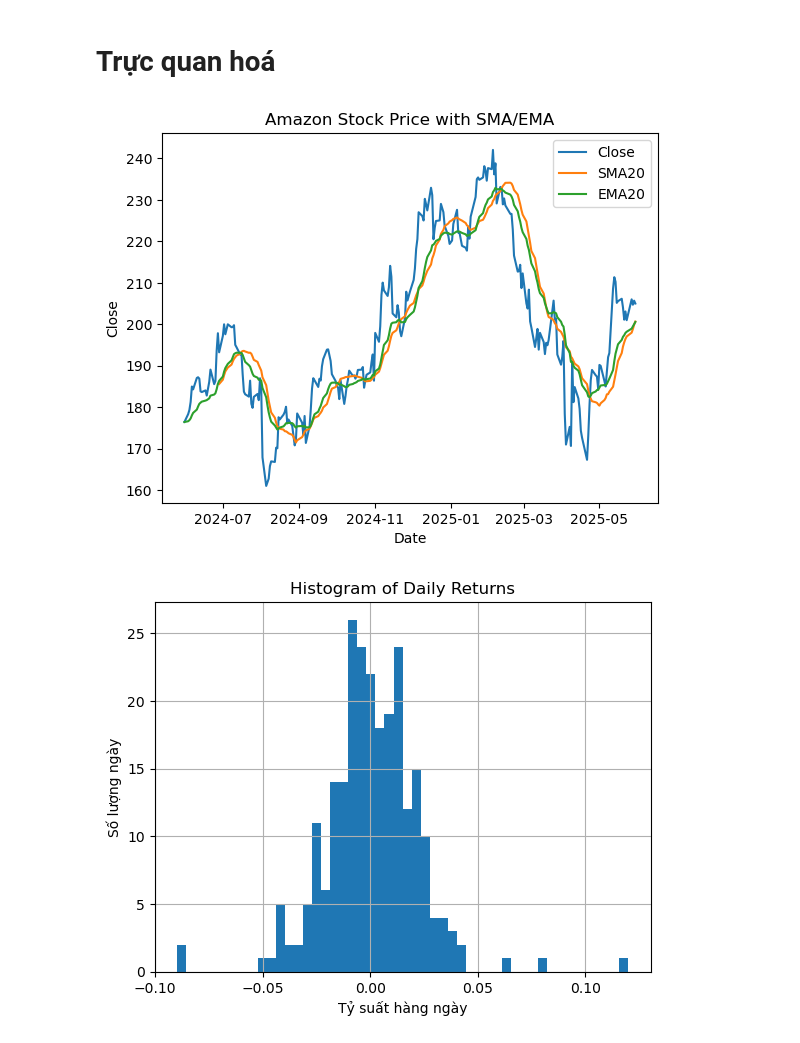
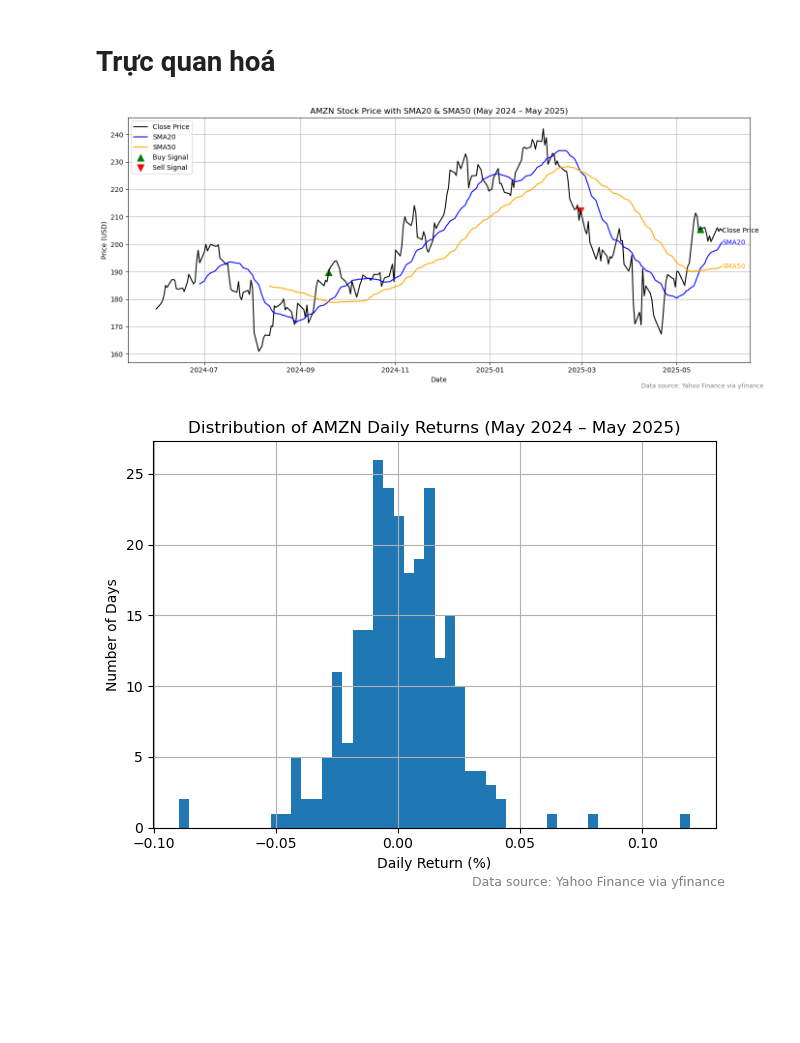
Before and after one commit to nguynVNU/Final-Project-LTXLDL, a Jupyter notebook: BTL_LTXLDL.ipynb, the cells around one changed output. Drawn from its saved outputs; the diff is of its cells as text; code cells hidden in the pictures; blank space fills up the shorter version.

```diff
--- a/BTL_LTXLDL.ipynb
+++ b/BTL_LTXLDL.ipynb
@@ -206,9 +171,4 @@ df['RSI'] = RSIIndicator(close=df['Close'], window=14).rsi()
 # %%
-# Lợi suất ngày
-df['Daily Return'] = df['Close'].pct_change()
-
 # Volatility theo tháng
-df['Date'] = pd.to_datetime(df['Date'])
 df['Month'] = df['Date'].dt.to_period('M')
 monthly_vol = df.groupby('Month')['Daily Return'].std()
-monthly_vol.plot(kind='bar', figsize=(10,4), title='Volatility theo tháng')
@@ -218,21 +175,50 @@ monthly_vol.plot(kind='bar', figsize=(10,4), title='Volatility theo tháng')
 # %% [markdown]
 # Trực quan hoá
 # %%
-# Giá đóng cửa + SMA/EMA
-sns.lineplot(data=df, x='Date', y='Close', label='Close')
-sns.lineplot(data=df, x='Date', y='SMA20', label='SMA20')
-sns.lineplot(data=df, x='Date', y='EMA20', label='EMA20')
-plt.title("Amazon Stock Price with SMA/EMA")
+plt.figure(figsize=(14, 6))
+
+# Vẽ đường giá và hai đường trung bình SMA
+sns.lineplot(data=df, x='Date', y='Close', color='black', label='Close Price')
+sns.lineplot(data=df, x='Date', y='SMA20', color='blue', label='SMA20')
+sns.lineplot(data=df, x='Date', y='SMA50', color='orange', label='SMA50')
+
+# Ghi nhãn tên đường ở cuối mỗi đường (góc phải)
+plt.text(df['Date'].iloc[-1], df['Close'].iloc[-1], 'Close Price', color='black', fontsize=10, va='center', ha='left')
+plt.text(df['Date'].iloc[-1], df['SMA20'].iloc[-1], 'SMA20', color='blue', fontsize=10, va='center', ha='left')
+plt.text(df['Date'].iloc[-1], df['SMA50'].iloc[-1], 'SMA50', color='orange', fontsize=10, va='center', ha='left')
+
+# Vẽ tín hiệu mua (Buy) và bán (Sell)
+plt.scatter(buy_signals['Date'], buy_signals['Close'], marker='^', color='green', s=100, label='Buy Signal')
+plt.scatter(sell_signals['Date'], sell_signals['Close'], marker='v', color='red', s=100, label='Sell Signal')
+
+# Thêm tiêu đề, tên trục và chú thích
+plt.title("AMZN Stock Price with SMA20 & SMA50 (May 2024 – May 2025)")
+plt.xlabel("Date")  # Trục hoành: ngày
+plt.ylabel("Price (USD)")  # Trục tung: giá (USD)
+plt.legend(loc='upper left')  # Vị trí chú thích
+plt.grid(True)  # Hiện lưới giúp dễ đọc biểu đồ
+
+# Ghi chú nguồn dữ liệu ở góc dưới phải
+plt.figtext(0.99, 0.01, 'Data source: Yahoo Finance via yfinance',
+            horizontalalignment='right', fontsize=9, color='gray')
+
+plt.tight_layout()
 plt.show()
 # %% [output]
-[figure, old version]
+[figure, new version]
 # %%
 # Histogram lợi suất
-df['Daily Return'] = df['Close'].pct_change()
 df['Daily Return'].hist(bins=50)
-plt.title("Histogram of Daily Returns")
-plt.xlabel("Tỷ suất hàng ngày")
-plt.ylabel("Số lượng ngày")
+
+plt.title("Distribution of AMZN Daily Returns (May 2024 – May 2025)")
+plt.xlabel("Daily Return (%)")
+plt.ylabel("Number of Days")
+
+plt.grid(True)
+plt.figtext(0.99, 0.00, 'Data source: Yahoo Finance via yfinance',
+            horizontalalignment='right', fontsize=9, color='gray')
+
+plt.tight_layout()
 plt.show()
 # %% [output]
-[figure, old version]
+[figure, new version]
```
Also changed, not shown: parts of 15 cells of this notebook.
